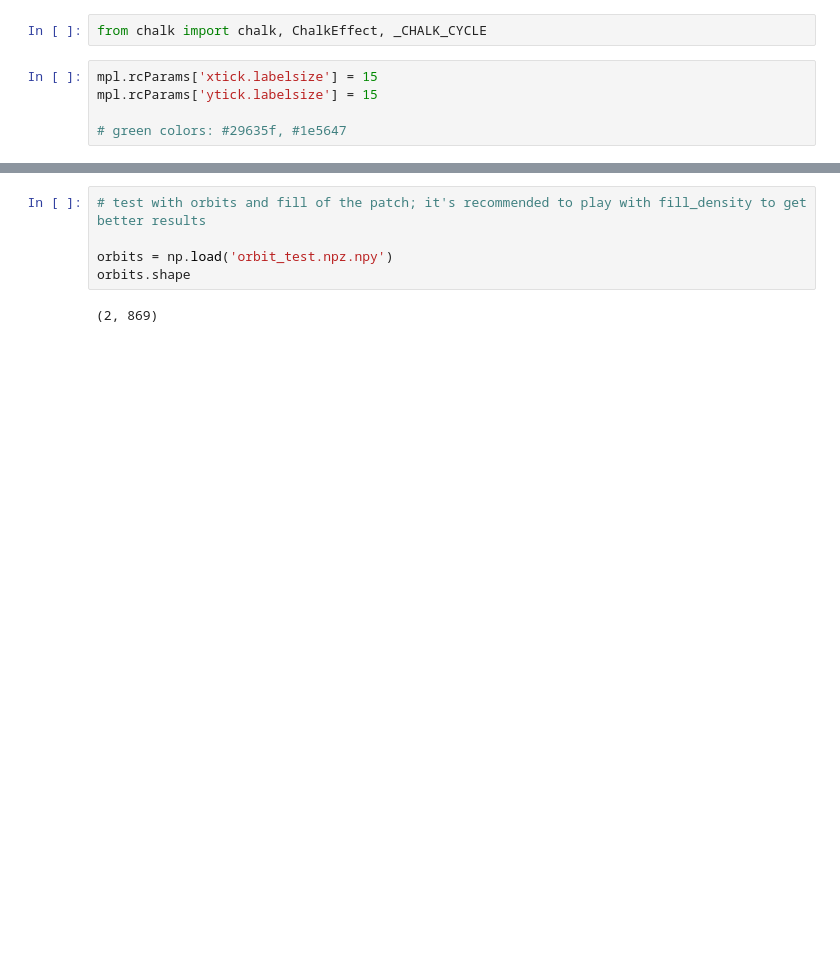
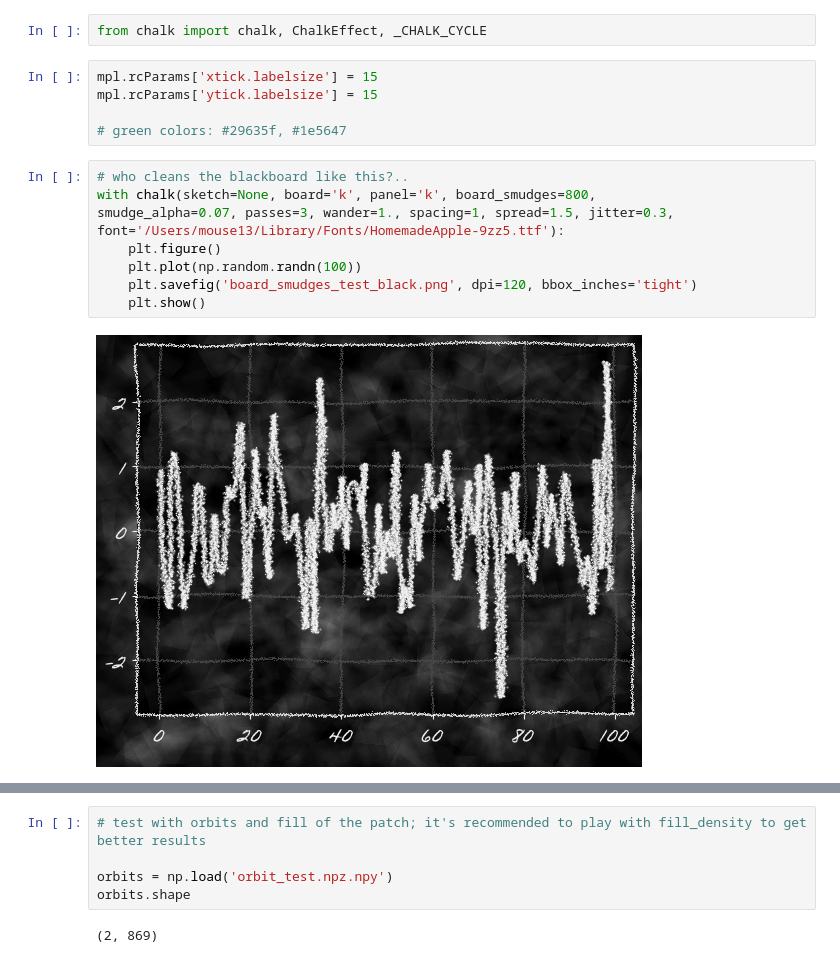
Before and after one commit to astrofyz/chalk_effect, a Jupyter notebook: test.ipynb, the cells around one changed output, grey strips where cells are left out. Cells and saved outputs as stored; diff of their text form; blank space fills up the shorter version.

Commit message:
board smudge

```diff
--- a/test.ipynb
+++ b/test.ipynb
@@ -15,6 +15,17 @@ mpl.rcParams['xtick.labelsize'] = 15
 mpl.rcParams['ytick.labelsize'] = 15
 
 # green colors: #29635f, #1e5647
+# %%
+# who cleans the blackboard like this?..
+with chalk(sketch=None, board='k', panel='k', board_smudges=800,
+smudge_alpha=0.07, passes=3, wander=1., spacing=1, spread=1.5, jitter=0.3,
+font='/Users/mouse13/Library/Fonts/HomemadeApple-9zz5.ttf'):
+    plt.figure()
+    plt.plot(np.random.randn(100))
+    plt.savefig('board_smudges_test_black.png', dpi=120, bbox_inches='tight')
+    plt.show()
+# %% [output]
+[figure, added]
 # %%
 '''Works best with lines; doesn't produce much variability in the linewidth'''
 
```
Also changed, not shown: parts of 3 cells of this notebook, 4 other files.
